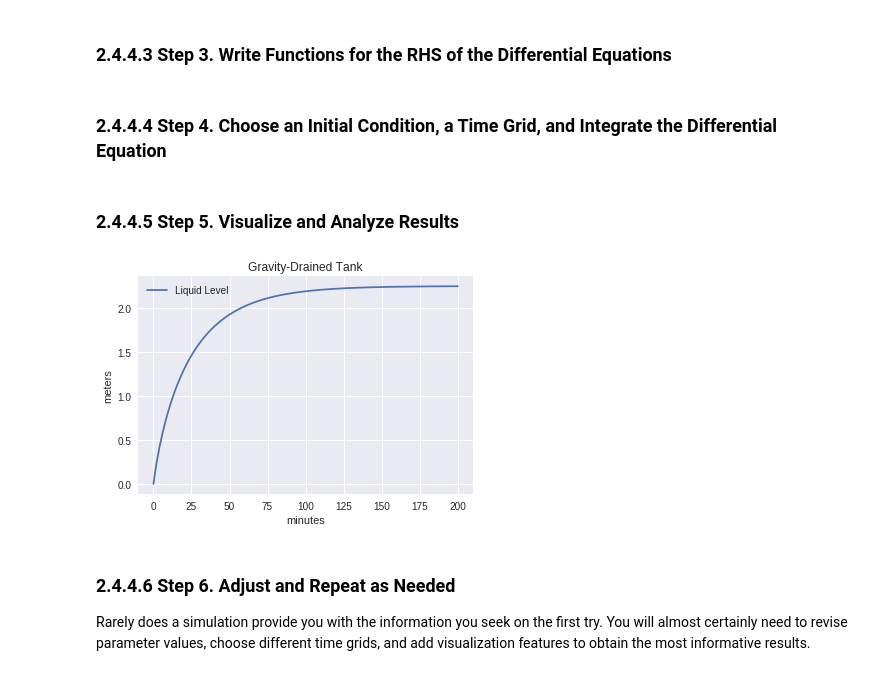
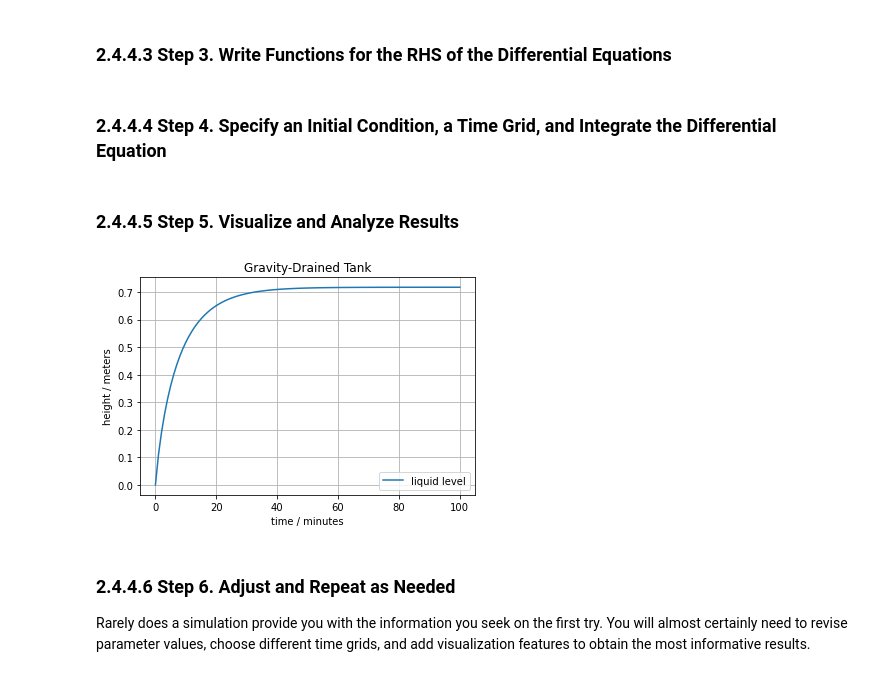
Before and after one commit to jckantor/cbe30338-2021, a Jupyter notebook: docs/02.04-Gravity-Drained-Tank.ipynb, the cells around one changed output. Drawn from its saved outputs; the diff is of its cells as text; code cells hidden in the pictures.

```diff
--- a/docs/02.04-Gravity-Drained-Tank.ipynb
+++ b/docs/02.04-Gravity-Drained-Tank.ipynb
@@ -66,34 +66,40 @@ from scipy.integrate import odeint
 
 Provide values for all relevant parameters.  Use comments to describe the parameters and units.
 # %%
-Cv  = 0.1     # Outlet valve constant [cubic meters/min/meter^1/2]
-A   = 1.0     # Tank area [meter^2]
+Cv = 0.8    # Outlet valve constant [cubic meters/min/meter^1/2]
+A_pipe = 0.05
+A = 1.0     # Tank area [meter^2]
+g = 9.8     # m/s**2
 # %% [markdown]
 ### 2.4.4.3 Step 3. Write Functions for the RHS of the Differential Equations
 # %%
 # inlet flow rate in cubic meters/min
-def qin(t):
+def q_in(t):
     return 0.15
 
-def deriv(h,t):
-    return qin(t)/A - Cv*np.sqrt(h)/A
+def deriv(t, h):
+    rate =  qin(t)/A - Cv*A_pipe*np.sqrt(np.abs(2.0*g*h))*np.sign(h)/A
+    # print(h,  rate)
+    return rate
 # %% [markdown]
-### 2.4.4.4 Step 4. Choose an Initial Condition, a Time Grid, and Integrate the Differential Equation
+### 2.4.4.4 Step 4. Specify an Initial Condition, a Time Grid, and Integrate the Differential Equation
 # %%
 IC = [0.0]
-t = np.linspace(0,200,101)
-h = odeint(deriv,IC,t)
+t = np.linspace(0, 100, 101)
+soln = solve_ivp(deriv, [min(t), max(t)], IC, t_eval=t, max_step=0.1)
 # %% [markdown]
 ### 2.4.4.5 Step 5. Visualize and Analyze Results
-# %%
-plt.plot(t,h)
-
-plt.xlabel('minutes')
-plt.ylabel('meters')
-plt.title('Gravity-Drained Tank')
-plt.legend(['Liquid Level']);
-# %% [output]
-[figure, removed]
+# %%
+fix, ax  = plt.subplots(1, 1)
+
+ax.plot(soln.t, soln.y[0], label="liquid level")
+ax.set_xlabel('time / minutes')
+ax.set_ylabel('height / meters')
+ax.set_title('Gravity-Drained Tank')
+ax.legend()
+ax.grid(True)
+# %% [output]
+[figure, added]
 # %% [markdown]
 ### 2.4.4.6 Step 6.  Adjust and Repeat as Needed
 
```
Also changed, not shown: parts of 6 cells of this notebook, 29 other files.
